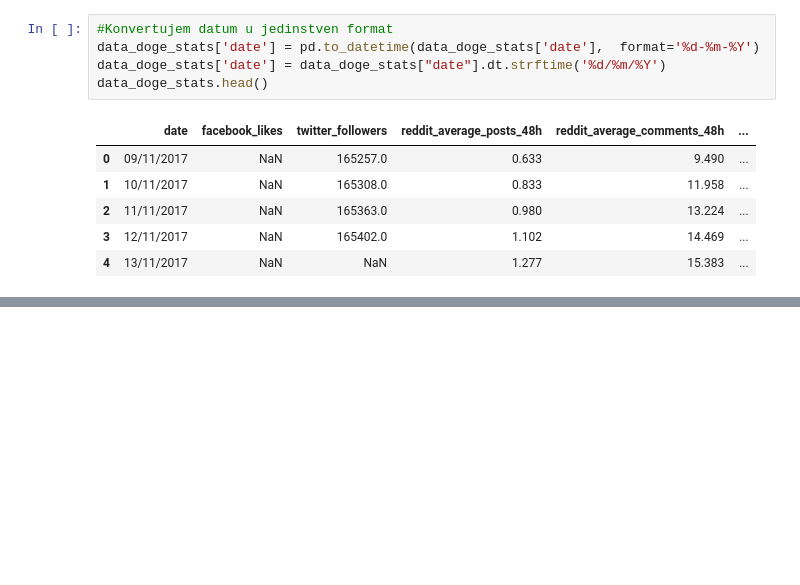
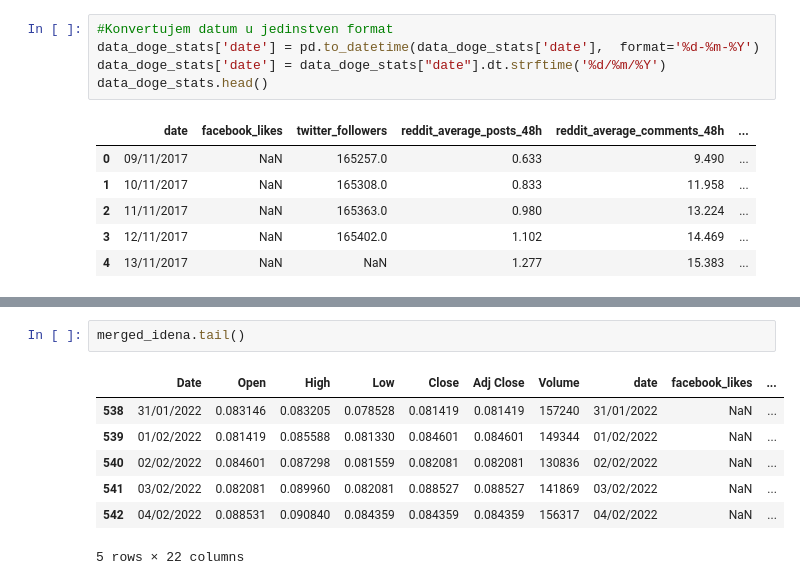
Before and after one commit to AnLong98/SIAP_2022, a Jupyter notebook: notebooks/data_aggregation.ipynb, the cells around one changed output, grey strips where cells are left out. Drawn from its saved outputs; the diff is of its cells as text; blank space fills up the shorter version.

```diff
--- a/notebooks/data_aggregation.ipynb
+++ b/notebooks/data_aggregation.ipynb
@@ -176,0 +248,10 @@ memory usage: 325.1+ KB
+# %%
+merged_idena.tail()
+# %% [output]
+|  | Date | Open | High | Low | Close | Adj Close | Volume | date | facebook_likes | ... |
+| 538 | 31/01/2022 | 0.083146 | 0.083205 | 0.078528 | 0.081419 | 0.081419 | 157240 | 31/01/2022 | NaN | ... |
+| 539 | 01/02/2022 | 0.081419 | 0.085588 | 0.081330 | 0.084601 | 0.084601 | 149344 | 01/02/2022 | NaN | ... |
+| 540 | 02/02/2022 | 0.084601 | 0.087298 | 0.081559 | 0.082081 | 0.082081 | 130836 | 02/02/2022 | NaN | ... |
+| 541 | 03/02/2022 | 0.082081 | 0.089960 | 0.082081 | 0.088527 | 0.088527 | 141869 | 03/02/2022 | NaN | ... |
+| 542 | 04/02/2022 | 0.088531 | 0.090840 | 0.084359 | 0.084359 | 0.084359 | 156317 | 04/02/2022 | NaN | ... |
+5 rows × 22 columns
```
Also changed, not shown: parts of 22 cells of this notebook, 5 other files.
